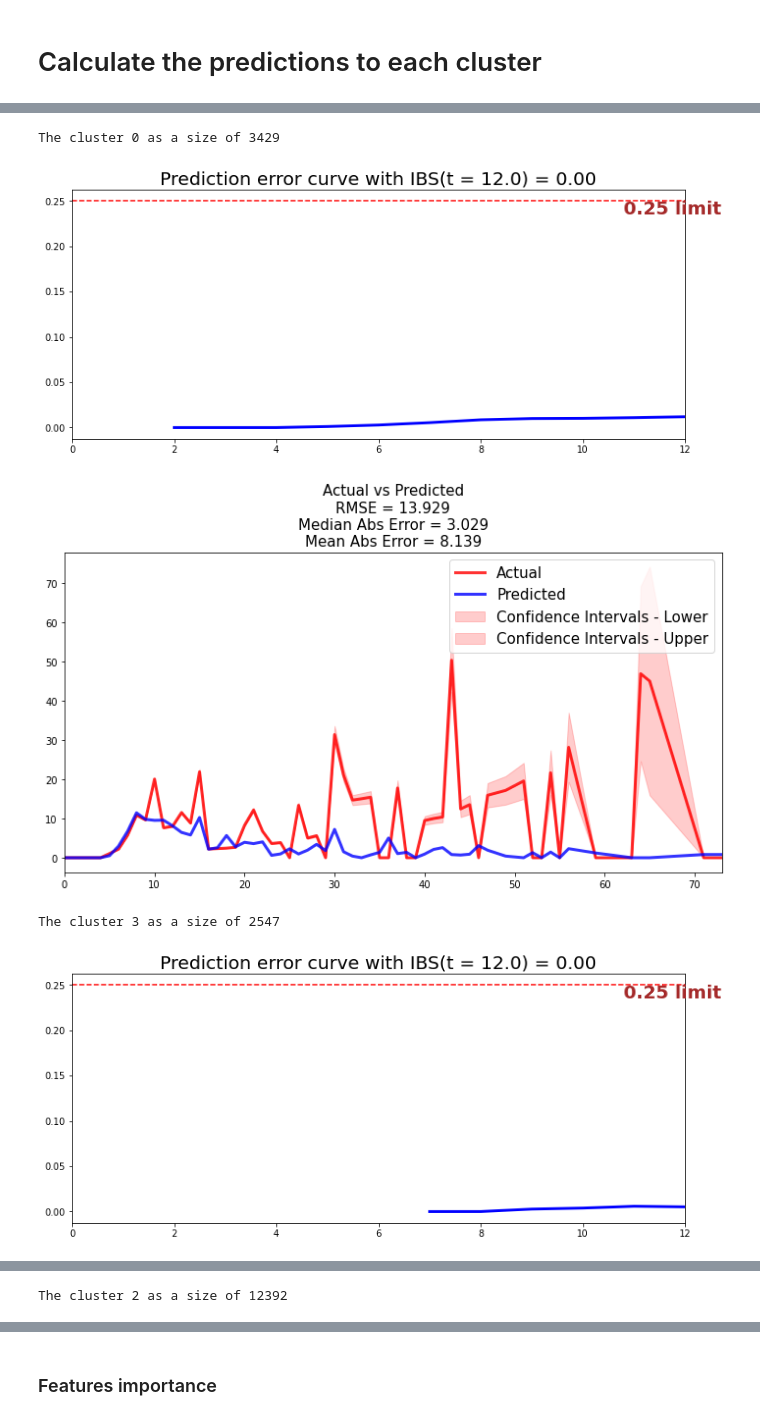
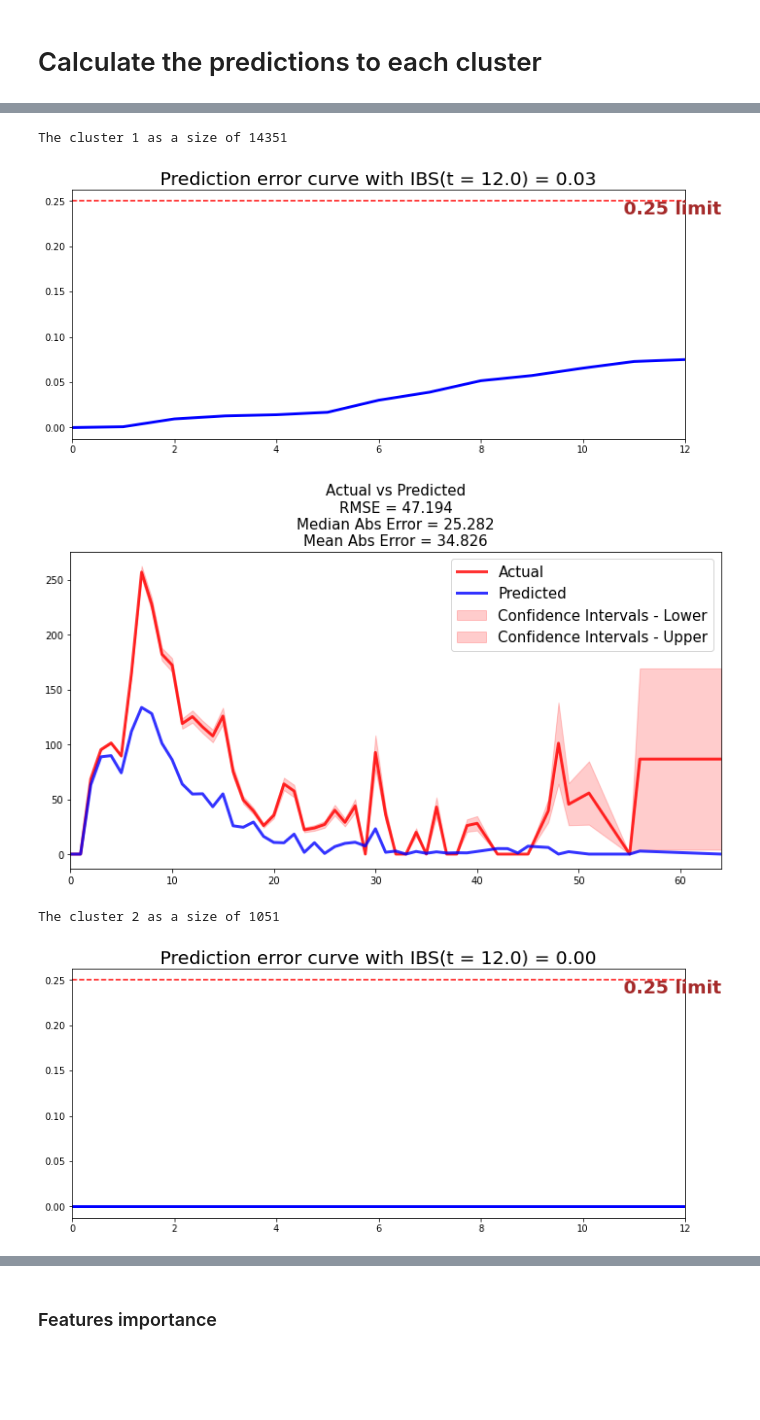
Before and after one commit to pesobreiro/customerDropoutMembership, a Jupyter notebook: analysis/02.survRandomForest_cluster.ipynb, the cells around one changed output, grey strips where cells are left out. Saved outputs shown, nothing was run; the diff lists cells and outputs as text; code cells hidden in the pictures; blank space fills up the shorter version.

```diff
--- a/analysis/02.survRandomForest_cluster.ipynb
+++ b/analysis/02.survRandomForest_cluster.ipynb
@@ -334,7 +334,7 @@ from sklearn.cluster import KMeans
 from sklearn import preprocessing
 from scipy.spatial.distance import cdist
 
-cluster = KMeans(n_clusters=5)
+cluster = KMeans(n_clusters=3)
 
 cluster.fit(df_members)
 df_members['cluster']=cluster.predict(df_members)
@@ -419,7 +418,7 @@ results = compare_to_actual(csf, X_test, t_test, e_test, is_at_risk = False,  fi
 # %% [markdown]
 # Calculate the predictions to each cluster
 # %%
-cluster = KMeans(n_clusters=5)
+cluster = KMeans(n_clusters=3)
 
 cluster.fit(df_members)
 df_members['cluster']=cluster.predict(df_members)
@@ -433,11 +430,5 @@ print(df_members.cluster.value_counts())
 Name: cluster, dtype: int64
 # %%
-from sklearn.model_selection import train_test_split
-from pysurvival.utils.metrics import concordance_index
-from pysurvival.utils.display import integrated_brier_score
-from pysurvival.utils.display import compare_to_actual
-from pysurvival.models.survival_forest import RandomSurvivalForestModel
-
 for cluster in df_members.cluster.unique():
     # Number of samples in the dataset
     df_members_cluster = df_members[df_members.cluster == cluster]
@@ -456,5 +447,6 @@ for cluster in df_members.cluster.unique():
 
     ibs = integrated_brier_score(csf, X_test, t_test, e_test, t_max=12, figure_size=(12,5))
 
-    results = compare_to_actual(csf, X_test, t_test, e_test, is_at_risk = False,  figure_size=(12, 6), metrics = ['rmse', 'mean', 'median'])
+    results = compare_to_actual(csf, X_test, t_test, e_test, is_at_risk = False,
+                                figure_size=(12, 6), metrics = ['rmse', 'mean', 'median'])
 # %% [output]
@@ -464,5 +456,5 @@ The cluster 4 as a size of 969
-The cluster 0 as a size of 3429
+The cluster 1 as a size of 14351
-[figure, old version]
+[figure, new version]
-[figure, old version]
+[figure, new version]
-The cluster 3 as a size of 2547
+The cluster 2 as a size of 1051
-[figure, old version]
+[figure, new version]
@@ -470 +461,0 @@ The cluster 3 as a size of 2547
-The cluster 2 as a size of 12392
```
Also changed, not shown: parts of 5 cells of this notebook, 21 other files.
